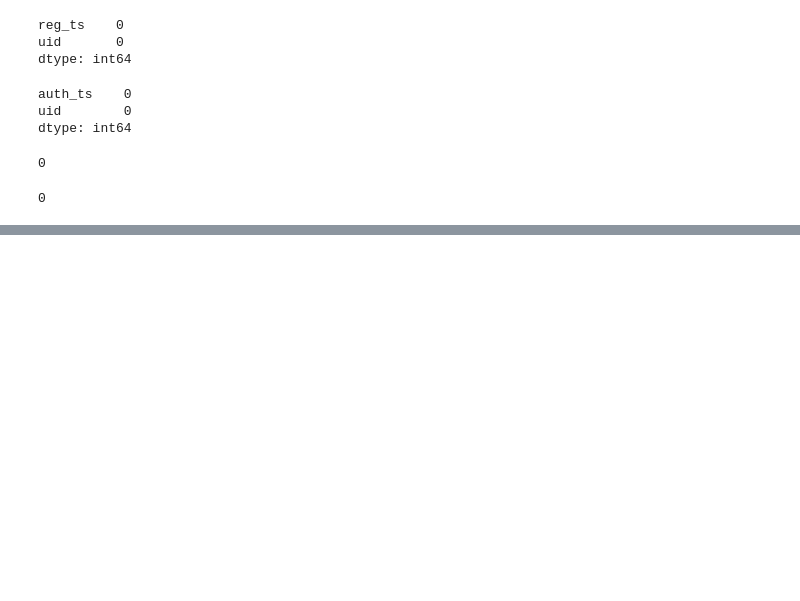
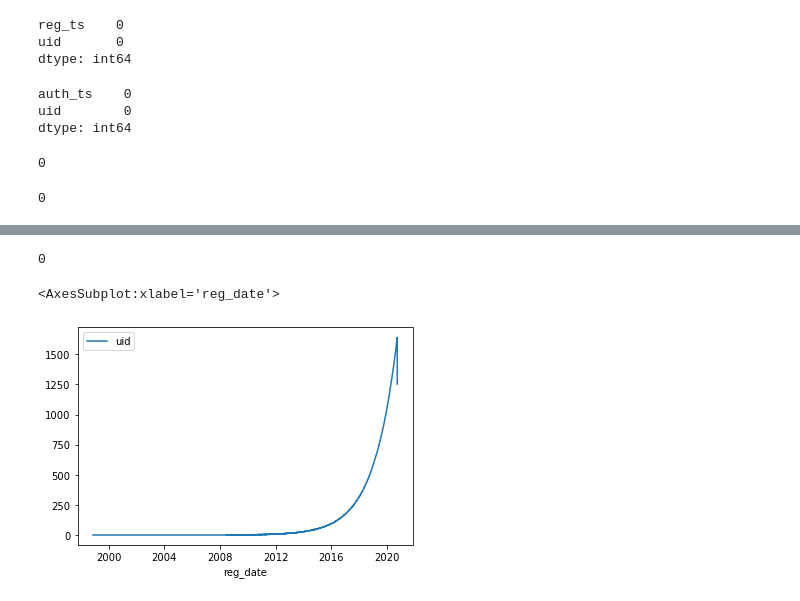
Before and after one commit to valdik04/DS_studing, a Jupyter notebook: project_1/Exercise_1.ipynb, the cells around one changed output, grey strips where cells are left out. Cells and saved outputs as stored; diff of their text form; code cells hidden in the pictures; blank space fills up the shorter version.

```diff
--- a/project_1/Exercise_1.ipynb
+++ b/project_1/Exercise_1.ipynb
@@ -46,0 +66,9 @@ auth_data.duplicated().sum()
+# %%
+reg_data.duplicated().sum()
+# %% [output]
+0
+# %%
+reg_data.groupby('reg_date').agg({'uid' : 'count'}).plot()
+# %% [output]
+<AxesSubplot:xlabel='reg_date'>
+[figure, added]
```
Also changed, not shown: parts of 12 cells of this notebook, 3 other files.
